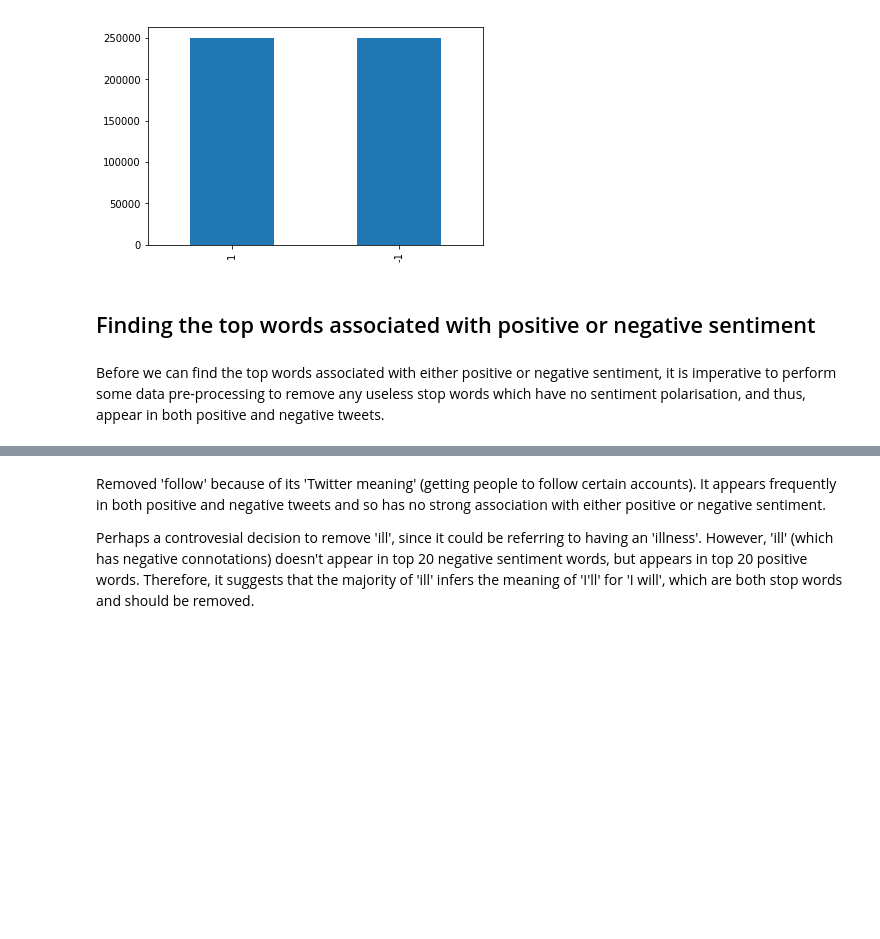
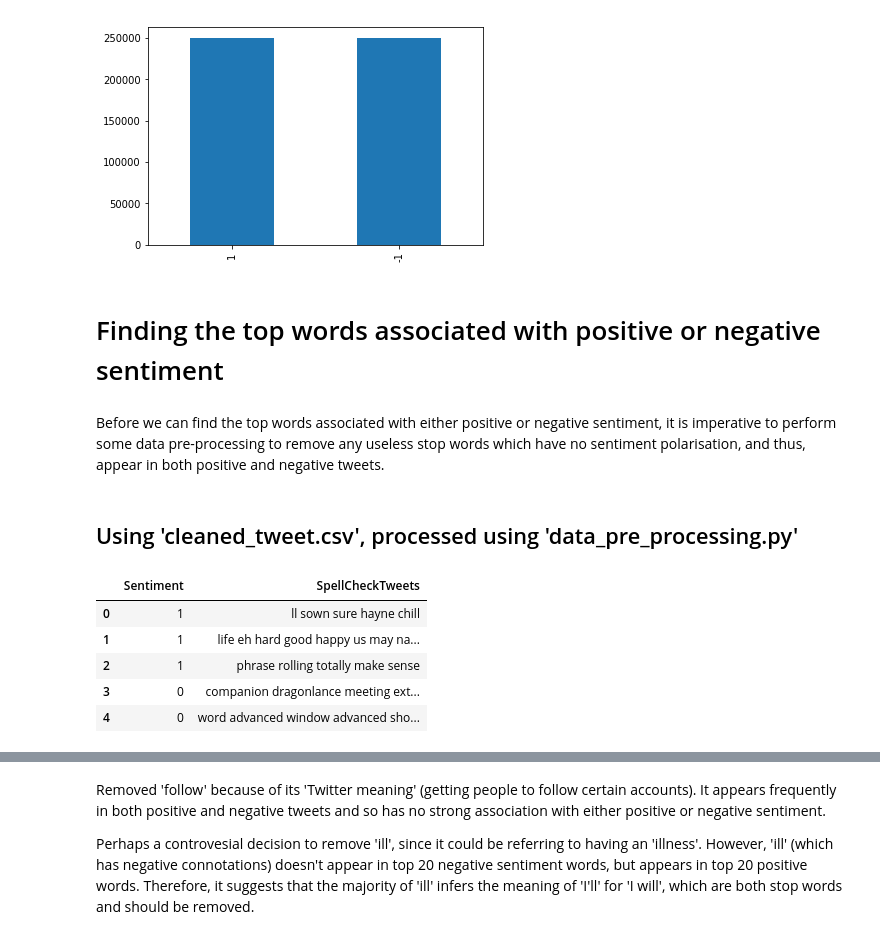
Before and after one commit to EMAT31530/ai-group-project-text-sentiment, a Jupyter notebook: DataStatistics.ipynb, the cells around one changed output, grey strips where cells are left out. Saved outputs shown, nothing was run; the diff lists cells and outputs as text; code cells hidden in the pictures; blank space fills up the shorter version.

```diff
--- a/DataStatistics.ipynb
+++ b/DataStatistics.ipynb
@@ -107,7 +107,7 @@ data_test['Sentiment'].value_counts().plot(kind='bar')
 <matplotlib.axes._subplots.AxesSubplot at 0x...>
 [figure]
 # %% [markdown]
-## Finding the top words associated with positive or negative sentiment
+# Finding the top words associated with positive or negative sentiment
 # %%
 import matplotlib.pyplot as plt
 import numpy as np
@@ -122,2 +119,15 @@ data = pd.read_csv('Datasets/Tweets.csv', encoding = 'utf-8')
 # %% [markdown]
 Before we can find the top words associated with either positive or negative sentiment, it is imperative to perform some data pre-processing to remove any useless stop words which have no sentiment polarisation, and thus, appear in both positive and negative tweets.
+# %% [markdown]
+## Using 'cleaned_tweet.csv', processed using 'data_pre_processing.py'
+# %%
+data = pd.DataFrame()
+data = pd.read_csv('Datasets/cleaned_tweets.csv', encoding = 'utf-8', usecols = ['SpellCheckTweets', 'Sentiment'])
+data.head()
+# %% [output]
+|  | Sentiment | SpellCheckTweets |
+| 0 | 1 | ll sown sure hayne chill |
+| 1 | 1 | life eh hard good happy us may na... |
+| 2 | 1 | phrase rolling totally make sense |
+| 3 | 0 | companion dragonlance meeting ext... |
+| 4 | 0 | word advanced window advanced sho... |
```
Also changed, not shown: parts of 13 cells of this notebook.
